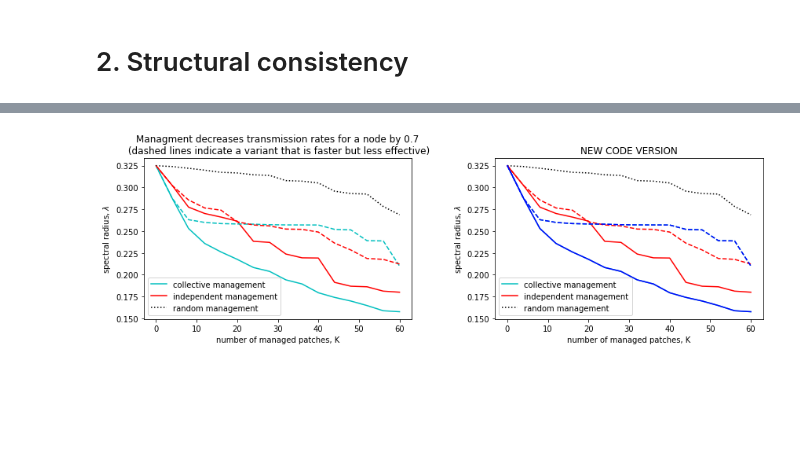
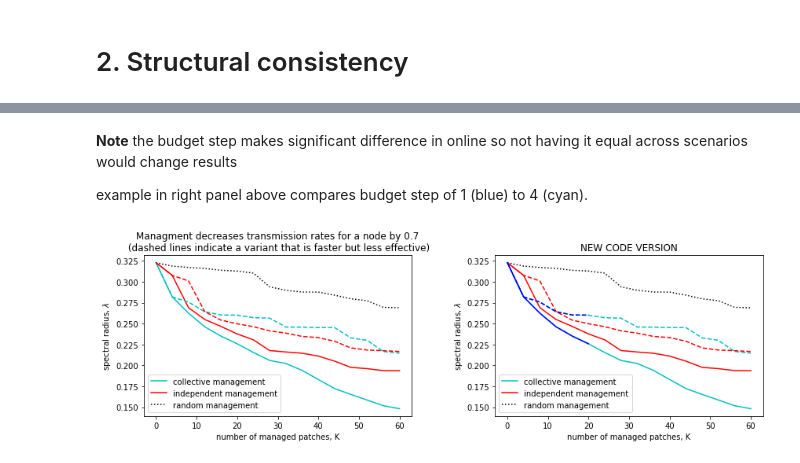
Before and after one commit to ashander/sesync, a Jupyter notebook: test2.ipynb, the cells around one changed output, grey strips where cells are left out. Cells and saved outputs as stored; diff of their text form; code cells hidden in the pictures; blank space fills up the shorter version.

```diff
--- a/test2.ipynb
+++ b/test2.ipynb
@@ -208,7 +208,7 @@ A_random,lams_random = manage_nodes(A,Ks,rank_opts,manage_opts)
 manage_opts = {'p':p, # decrease the edge weights of selected nodes by p% (p=1 is the strongest management)
                'online':True, # update ranking after each modification?
                'distributed':False, # compute rankings separately for different subgraphs
-               'num_managers': K # makes sure to increment budget consisstently across scenarios
+               'budget_step': K # makes sure to increment budget consisstently across scenarios
               }
 
 rank_opts = {'type':'evec', # rank according to eigenvector centrality
@@ -228,7 +228,9 @@ importlib.reload(m)
 rank_optst = rank_opts.copy()
 rank_optst['budget'] = [KK]
 rank_optst['control_id_sets'] = [np.arange(len(A))] # global control
+
 manage_optst = manage_opts.copy()
+manage_optst['budget_step'] = K
 
 
 manage_optst['online'] = True # update ranking after each modification? yes
@@ -271,7 +267,7 @@ plt.tight_layout();
 # %%
 manage_opts = {'p':p, # decrease the edge weights of selected nodes by p% (p=1 is the strongest management)
                'distributed':True, # compute rankings separately for different subgraphs
-               'num_managers': K # makes sure to increment budget consisstently across scenarios
+               'budget_step': K # makes sure to increment budget consisstently across scenarios
               }
 
 rank_opts = {'type':'distributed_evec', # rank according to distributes eigenvector centrality
@@ -294,6 +290,8 @@ rank_optst['info_id_sets'] = [np.array(i) for i in id_sets]
 rank_optst['control_id_sets'] = [np.array(i) for i in id_sets]
 
 manage_optst = manage_opts.copy()
+manage_optst['budget_step'] = 4
+
 manage_optst['online'] = True # update ranking after each modification? yes
 AA3t,lams3t, Kst3 = m.manage_nodes(A,rank_optst,manage_optst)
 manage_optst['online'] = False # update ranking after each modification? yes
@@ -302,14 +300,21 @@ AA4t,lams4t, Kst4 = m.manage_nodes(A,rank_optst,manage_optst)
 rank_optst['info_id_sets'] = [np.arange(len(A))] # global knowledge
 rank_optst['control_id_sets'] = [np.arange(len(A))] # global control
 rank_optst['budget'] = [24, 0, 0, 0]
+
+
 manage_optst['online'] = True # update ranking after each modification? yes
+manage_optst['budget_step'] = 1
 AA5t,lams5t, Kst5 = m.manage_nodes(A,rank_optst,manage_optst)
+
+manage_optst['budget_step'] = 4
+
+AAt,lamst, Kst = m.manage_nodes(A,rank_optst,manage_optst)
+
 manage_optst['online'] = False # update ranking after each modification? yes
 AA6t,lams6t, Kst6 = m.manage_nodes(A,rank_optst,manage_optst)
 
+
 #len(lams6t)
-
-
 #ranks = m.flatten_by_turns(m.get_info_to_rank(rank_optst)(A))
 #assert all(0 == r for r in ranks -get_node_ranks(A, rank_opts))
 
@@ -320,35 +360,57 @@ AA6t,lams6t, Kst6 = m.manage_nodes(A,rank_optst,manage_optst)
+# %% [markdown]
+**Note** the budget step makes significant difference in online so not having it equal across scenarios would change results
+
+example in right panel above compares budget step of 1 (blue) to 4 (cyan).
+# %%
+
+manage_optst = manage_opts.copy()
+manage_optst['budget_step'] = 4
+
+rank_optst['info_id_sets'] = [np.arange(len(A))] # global knowledge
+
+
+
+# info sharing -- community minded folks
+rank_opts['info_id_sets'] = [np.arange(len(A)) for i in id_sets] # global knowledge (and care)
+rank_opts['control_id_sets'] = [np.array(i) for i in id_sets]
+
+manage_optst['online'] = True # update ranking after each modification? yes
+AA5t,lams5t, Kst5 = m.manage_nodes(A,rank_optst,manage_optst)
+
+manage_optst['online'] = False # update ranking after each modification? yes
+AA6t,lams6t, Kst6 = m.manage_nodes(A,rank_optst,manage_optst)
 # %%
 f1,ax = plt.subplots(1,2,figsize=(12,4));
 
 ax[0].plot(Ks,lams,'c')
 ax[0].plot(Ks,lams3,'r')
 ax[0].plot(Ks,lams_random,'k:');
 ax[0].legend(['collective management','independent management','random management'])
 
 ax[0].plot(Ks,lams2,'c--')
 ax[0].plot(Ks,lams4,'r--');
 
 ax[0].set_xlabel('number of managed patches, K')
 ax[0].set_ylabel('spectral radius, $\lambda$')
 
 ax[0].set_title('Managment decreases transmission rates for a node by '+ str(manage_opts['p']) +'\n (dashed lines indicate a variant that is faster but less effective)');
 
 ax[1].plot(Ks,lams,'c')
-ax[1].plot(Ks,lams3t,'r')
+ax[1].plot(Kst3,lams3t,'r')
 ax[1].plot(Ks,lams_random,'k:');
 ax[1].legend(['collective management','independent management','random management'])
 
 ax[1].plot(Ks,lams2,'c--')
-ax[1].plot(Ks,lams4t,'r--');
+ax[1].plot(Kst4,lams4t,'r--');
 
 ax[1].plot(Kst5,lams5t,'b')
 ax[1].plot(Kst6,lams6t,'b--');
 
 ax[1].set_xlabel('number of managed patches, K')
 ax[1].set_ylabel('spectral radius, $\lambda$')
 
 ax[1].set_title('NEW CODE VERSION')
 
 plt.tight_layout();
 # %% [output]
-[figure, old version]
+[figure, new version]
```
Also changed, not shown: parts of 7 cells of this notebook, 2 other files.
